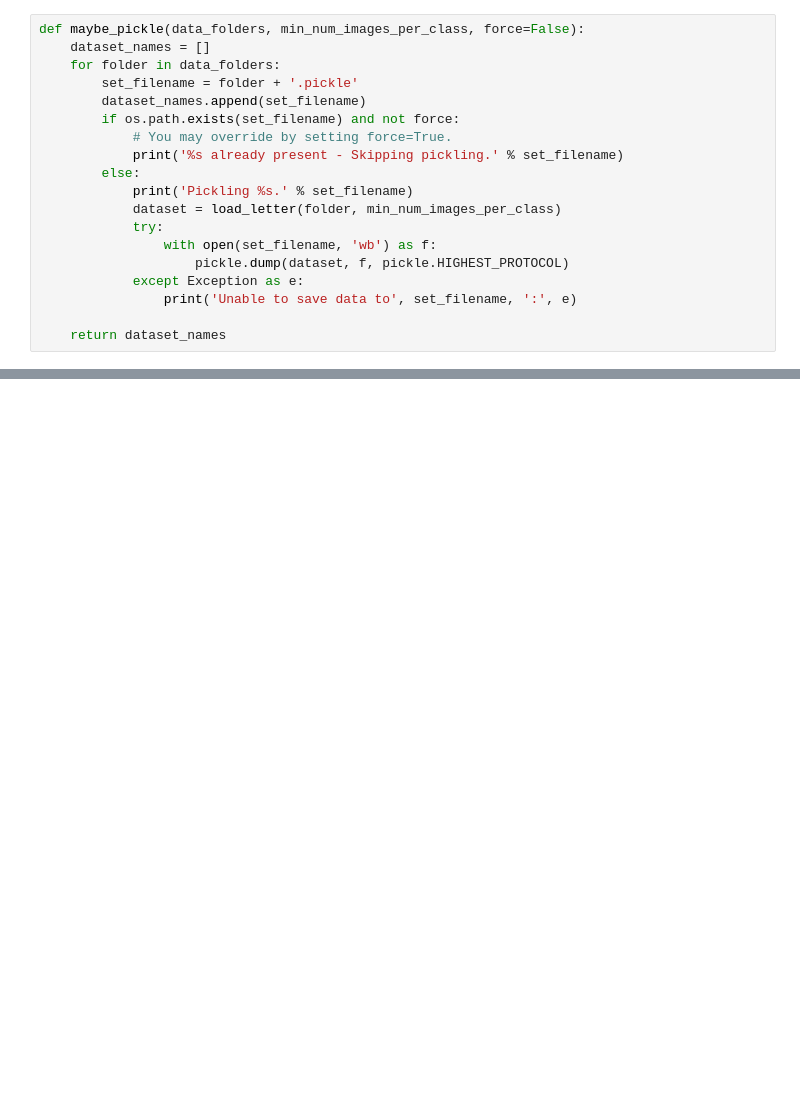
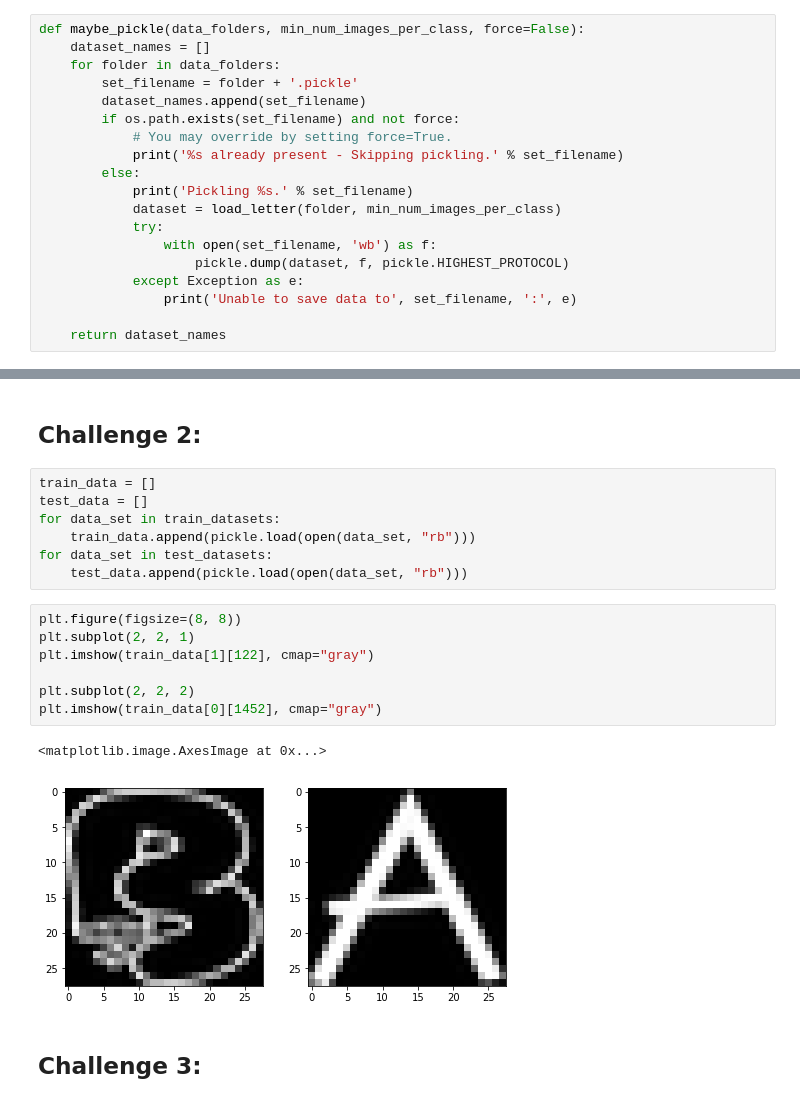
Before and after one commit to prameshbajra/pythonic, a Jupyter notebook: source_code/NotMnist-Udacity.ipynb, the cells around one changed output, grey strips where cells are left out. Drawn from its saved outputs; the diff is of its cells as text; blank space fills up the shorter version.

```diff
--- a/source_code/NotMnist-Udacity.ipynb
+++ b/source_code/NotMnist-Udacity.ipynb
@@ -176,0 +180,21 @@ Standard deviation: 0.44801354
+# %% [markdown]
+## Challenge 2:
+# %%
+train_data = []
+test_data = []
+for data_set in train_datasets:
+    train_data.append(pickle.load(open(data_set, "rb")))
+for data_set in test_datasets:
+    test_data.append(pickle.load(open(data_set, "rb")))
+# %%
+plt.figure(figsize=(8, 8))
+plt.subplot(2, 2, 1)
+plt.imshow(train_data[1][122], cmap="gray")
+
+plt.subplot(2, 2, 2)
+plt.imshow(train_data[0][1452], cmap="gray")
+# %% [output]
+<matplotlib.image.AxesImage at 0x...>
+[figure, added]
+# %% [markdown]
+## Challenge 3:
```
Also changed, not shown: parts of 11 cells of this notebook.
